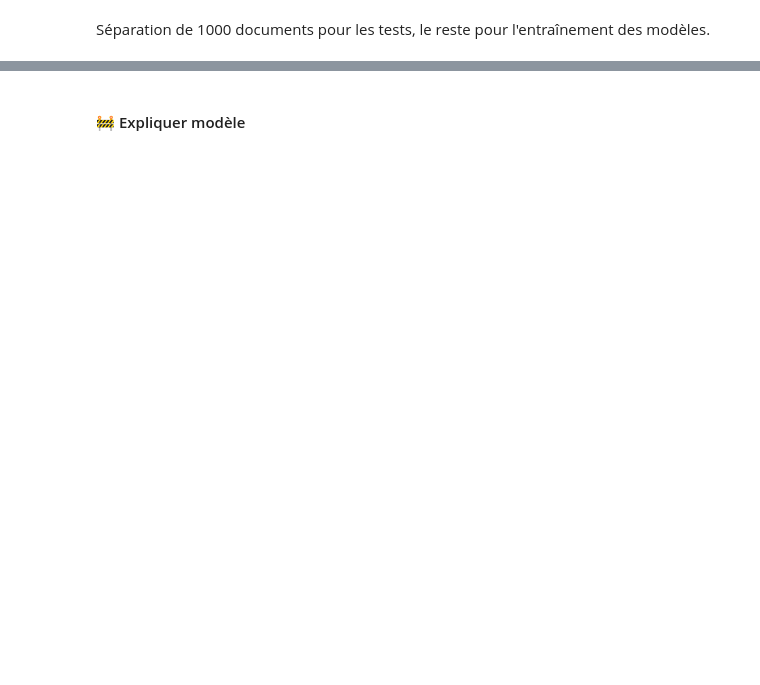
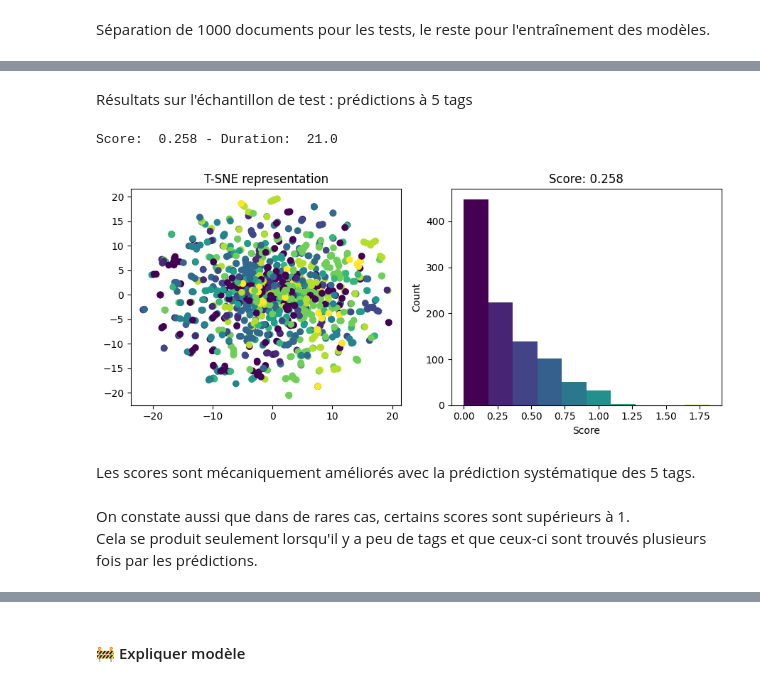
Before and after one commit to sycod/OC_P5_SoF, a Jupyter notebook: 4_supervise.ipynb, the cells around one changed output, grey strips where cells are left out. Drawn from its saved outputs; the diff is of its cells as text; code cells hidden in the pictures; blank space fills up the shorter version.

```diff
--- a/4_supervise.ipynb
+++ b/4_supervise.ipynb
@@ -133,0 +203,7 @@ len(cv_dict)
+# %%
+i = 4
+
+print(f"data:\n\t{X_test.tolist()[i]}")
+print(f"topic {top_topics_test[i]}:\n\t{topics[top_topics_test[i]]}")
+print(f"pred:\n\t{lr_preds_raw[i]}")
+print(f"target:\n\t{y_test.tolist()[i]}")
@@ -133,0 +239,20 @@ len(cv_dict)
+# %%
+def lr_predict_tags(model, X, n_tags=5) -> list:
+    """Use logistic regression probabilities to get at least n predicted tags"""
+    ppbs = model.predict_proba(X)
+    classes = model.classes_
+    pred_tags = []
+
+    for i, x in enumerate(X):
+        # create list of tags from n first classes
+        pred_list = (" ").join([classes[c] for c in ppbs[i].argsort()[: -n_tags - 1 : -1]]).split(" ")
+        # keep only 5 first tags
+        pred = set()
+        j = 0
+        while len(pred) < 5:
+            pred.add(pred_list[j])
+            j += 1
+        # add tags to predictions list
+        pred_tags.append((" ").join(pred))
+
+    return pred_tags
@@ -133,0 +261,2 @@ len(cv_dict)
+# %%
+lr_preds = lr_predict_tags(logreg, X_test_cv)
@@ -140,0 +289,12 @@ Résultats sur l'échantillon de test
+# %% [markdown]
+Résultats sur l'échantillon de test : prédictions à 5 tags
+# %%
+lr_scores = score_plot_model(lr_preds, logreg.predict_proba(X_test_cv), y_test, top_topics=top_topics_test)
+# %% [output]
+Score:  0.258 - Duration:  21.0
+[figure, added]
+# %% [markdown]
+Les scores sont mécaniquement améliorés avec la prédiction systématique des 5 tags.
+# %% [markdown]
+On constate aussi que dans de rares cas, certains scores sont supérieurs à 1.
+Cela se produit seulement lorsqu'il y a peu de tags et que ceux-ci sont trouvés plusieurs fois par les prédictions.
```
Also changed, not shown: parts of 51 cells of this notebook, 1 other file.
